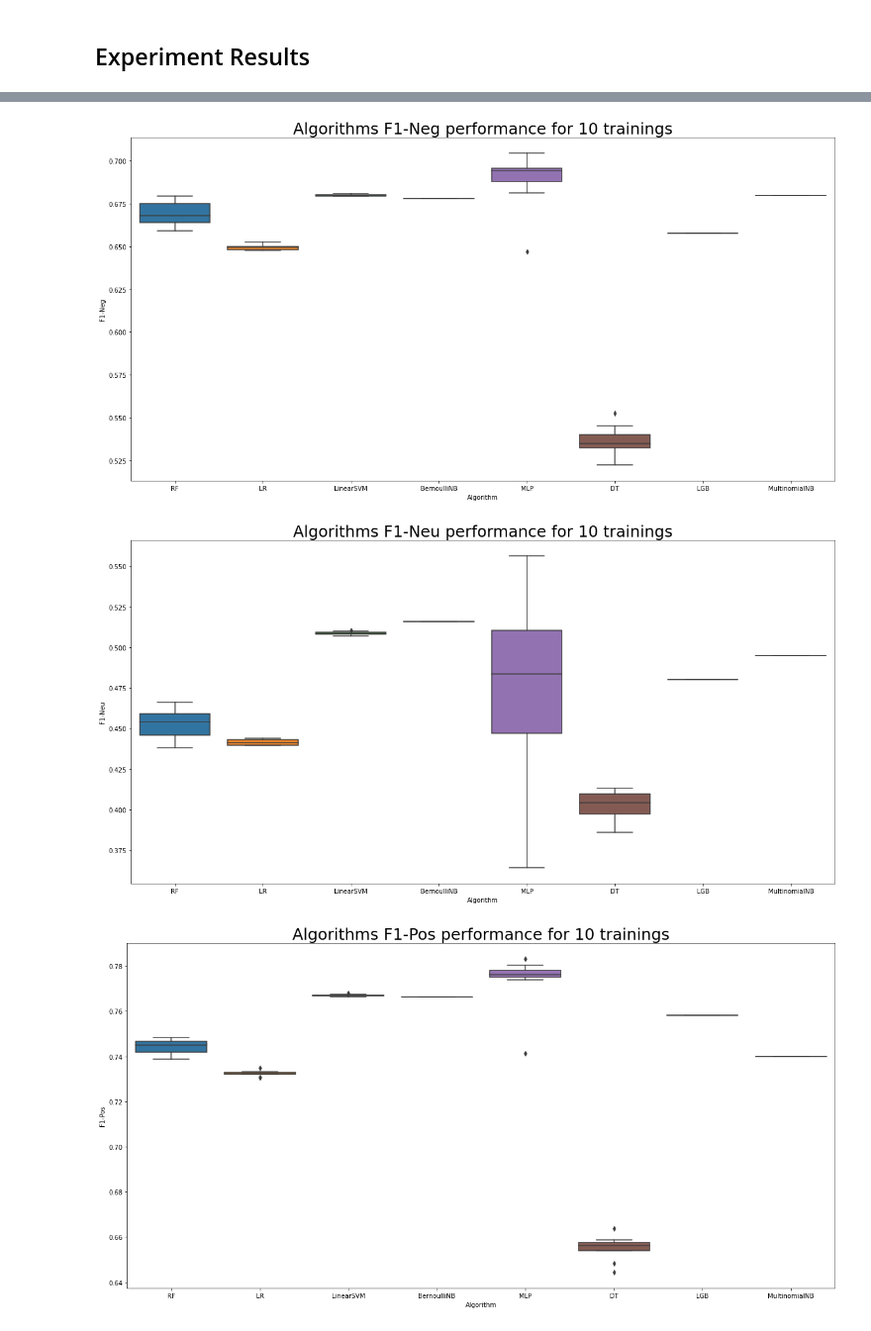
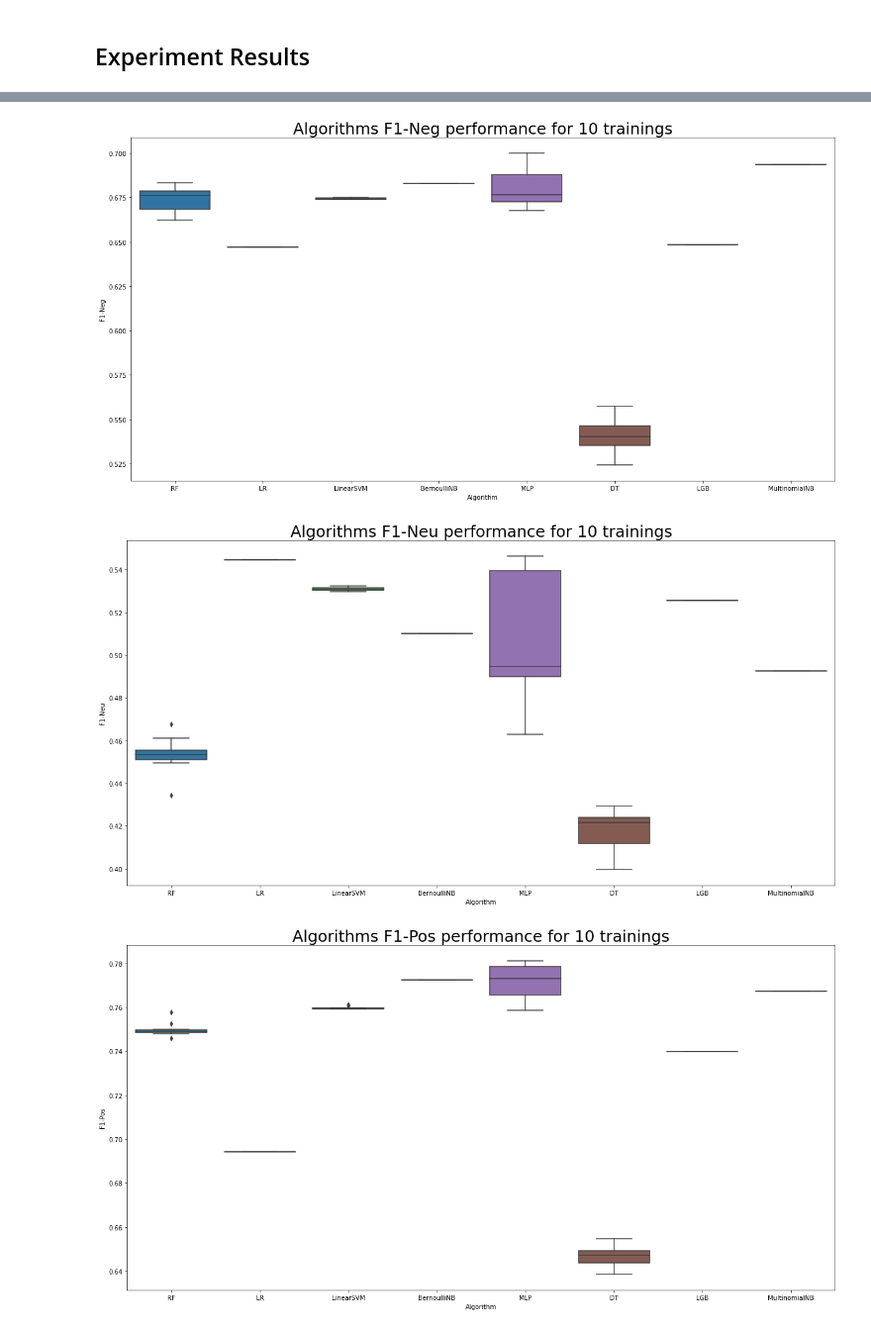
Before and after one commit to brunovilar/pt_br_tweets_sentiment_analysis, a Jupyter notebook: notebooks/02.02_ClassificationExperiments_PaperExtensions.ipynb, the cells around one changed output, grey strips where cells are left out. Shown at 99% size. Drawn from its saved outputs; the diff is of its cells as text; code cells hidden in the pictures.

```diff
--- a/notebooks/02.02_ClassificationExperiments_PaperExtensions.ipynb
+++ b/notebooks/02.02_ClassificationExperiments_PaperExtensions.ipynb
@@ -77,7 +78,7 @@ pd.set_option('max_colwidth', 150)
 Experiment settings
 # %%
 EXPERIMENT_ID = 2
-EXPERIMENT_RUN_NAME = f'02_ImprovePaper-RemoverLower'
+EXPERIMENT_RUN_NAME = f'02_ImprovePaper'
 # %% [markdown]
 ## Load and Split Dataset
 # %%
@@ -212,10 +214,10 @@ X_test = text_clf.transform(test.tokens.apply(lambda x: ' '.join(x))).toarray()
 
 # Combine token based features with manually created features (e.g., pos tag, negations, and word polarity)
 feature_columns = ['features', 'pos_tag_features']
-features = [X_training] + [np.stack(training.features.to_list(), axis=0) for column in feature_columns]
+features = [X_training] + [np.stack(training[column].to_list(), axis=0) for column in feature_columns]
 X_training = np.concatenate(features, axis=1)
 
-features = [X_test] + [np.stack(test.features.to_list(), axis=0) for column in feature_columns]
+features = [X_test] + [np.stack(test[column].to_list(), axis=0) for column in feature_columns]
 X_test = np.concatenate(features, axis=1)
 
 del features
@@ -400,9 +412,9 @@ display(HTML('<h3>Individual Predictions</h3>'))
 display(evaluation_frame.head(10))
 
 display(HTML('<h3>Summarized Predictions</h3>'))
-display(evaluation_summary_frame.sort_values(by=('F1-Measure', 'mean'), ascending=False))
+display(evaluation_summary_frame.sort_values(by=('F1', 'mean'), ascending=False))
 
-for column in ['F1-Measure', 'F1-Neg', 'F1-Neu', 'F1-Pos']:
+for column in ['F1', 'F1-Neg', 'F1-Neu', 'F1-Pos']:
     plt.figure(figsize=(20,10))
     ax = sns.boxplot(x="Algorithm", y=column, data=evaluation_frame)
     ax.set_title(f'Algorithms {column} performance for {training_repetitions} trainings', fontdict={'fontsize':25});
@@ -435,6 +447,6 @@ Summarized Predictions
-[figure, old version]
+[figure, new version]
-[figure, old version]
+[figure, new version]
-[figure, old version]
+[figure, new version]
 # %%
 evaluation_summary_frame
 # %% [output]
```
Also changed, not shown: parts of 9 cells of this notebook, 1 other file.
